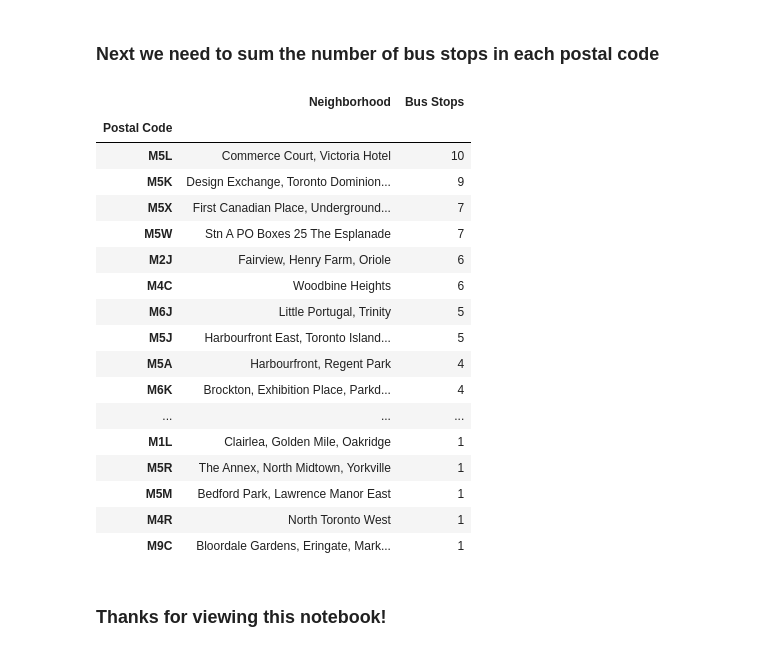
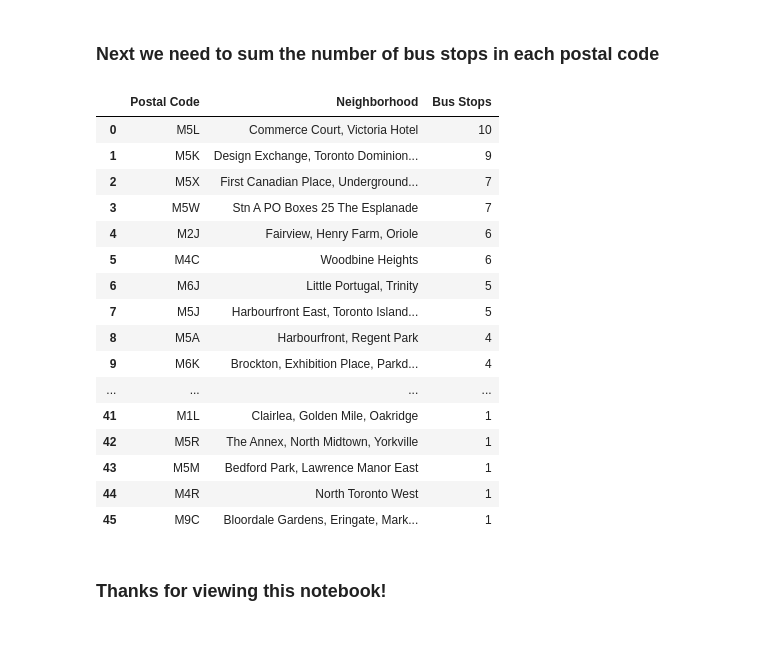
Before and after one commit to shoreOwl125/IBM-Data-Science-Capstone, a Jupyter notebook: Segmenting and Clustering Neighborhoods Part 3.ipynb, the cells around one changed output. Cells and saved outputs as stored; diff of their text form; code cells hidden in the pictures.

```diff
--- a/Segmenting and Clustering Neighborhoods Part 3.ipynb
+++ b/Segmenting and Clustering Neighborhoods Part 3.ipynb
@@ -317,30 +317,29 @@ toronto_venues
 ### Next we need to sum the number of bus stops in each postal code
 # %%
 toronto_bus = toronto_venues.groupby(['Postal Code']).size().reset_index(name='Bus Stops').sort_values(by=['Bus Stops'], ascending=[False])
-#toronto_bus.reset_index(inplace=True,drop=True)
 
 #Add in neighborhood names for convenience
 toronto_bus = toronto_bus.set_index('Postal Code').join(neighdf.set_index('PostalCode'))
 toronto_bus = toronto_bus.filter(['Postal Code','Neighborhood','Bus Stops'], axis=1)
+toronto_bus.reset_index(inplace=True)
 toronto_bus
 # %% [output]
-|  | Neighborhood | Bus Stops |
-| Postal Code |  |  |
-| M5L | Commerce Court, Victoria Hotel | 10 |
-| M5K | Design Exchange, Toronto Dominion... | 9 |
-| M5X | First Canadian Place, Underground... | 7 |
-| M5W | Stn A PO Boxes 25 The Esplanade | 7 |
-| M2J | Fairview, Henry Farm, Oriole | 6 |
-| M4C | Woodbine Heights | 6 |
-| M6J | Little Portugal, Trinity | 5 |
-| M5J | Harbourfront East, Toronto Island... | 5 |
-| M5A | Harbourfront, Regent Park | 4 |
-| M6K | Brockton, Exhibition Place, Parkd... | 4 |
-| ... | ... | ... |
-| M1L | Clairlea, Golden Mile, Oakridge | 1 |
-| M5R | The Annex, North Midtown, Yorkville | 1 |
-| M5M | Bedford Park, Lawrence Manor East | 1 |
-| M4R | North Toronto West | 1 |
-| M9C | Bloordale Gardens, Eringate, Mark... | 1 |
+|  | Postal Code | Neighborhood | Bus Stops |
+| 0 | M5L | Commerce Court, Victoria Hotel | 10 |
+| 1 | M5K | Design Exchange, Toronto Dominion... | 9 |
+| 2 | M5X | First Canadian Place, Underground... | 7 |
+| 3 | M5W | Stn A PO Boxes 25 The Esplanade | 7 |
+| 4 | M2J | Fairview, Henry Farm, Oriole | 6 |
+| 5 | M4C | Woodbine Heights | 6 |
+| 6 | M6J | Little Portugal, Trinity | 5 |
+| 7 | M5J | Harbourfront East, Toronto Island... | 5 |
+| 8 | M5A | Harbourfront, Regent Park | 4 |
+| 9 | M6K | Brockton, Exhibition Place, Parkd... | 4 |
+| ... | ... | ... | ... |
+| 41 | M1L | Clairlea, Golden Mile, Oakridge | 1 |
+| 42 | M5R | The Annex, North Midtown, Yorkville | 1 |
+| 43 | M5M | Bedford Park, Lawrence Manor East | 1 |
+| 44 | M4R | North Toronto West | 1 |
+| 45 | M9C | Bloordale Gardens, Eringate, Mark... | 1 |
 # %% [markdown]
 ### Thanks for viewing this notebook!
```
